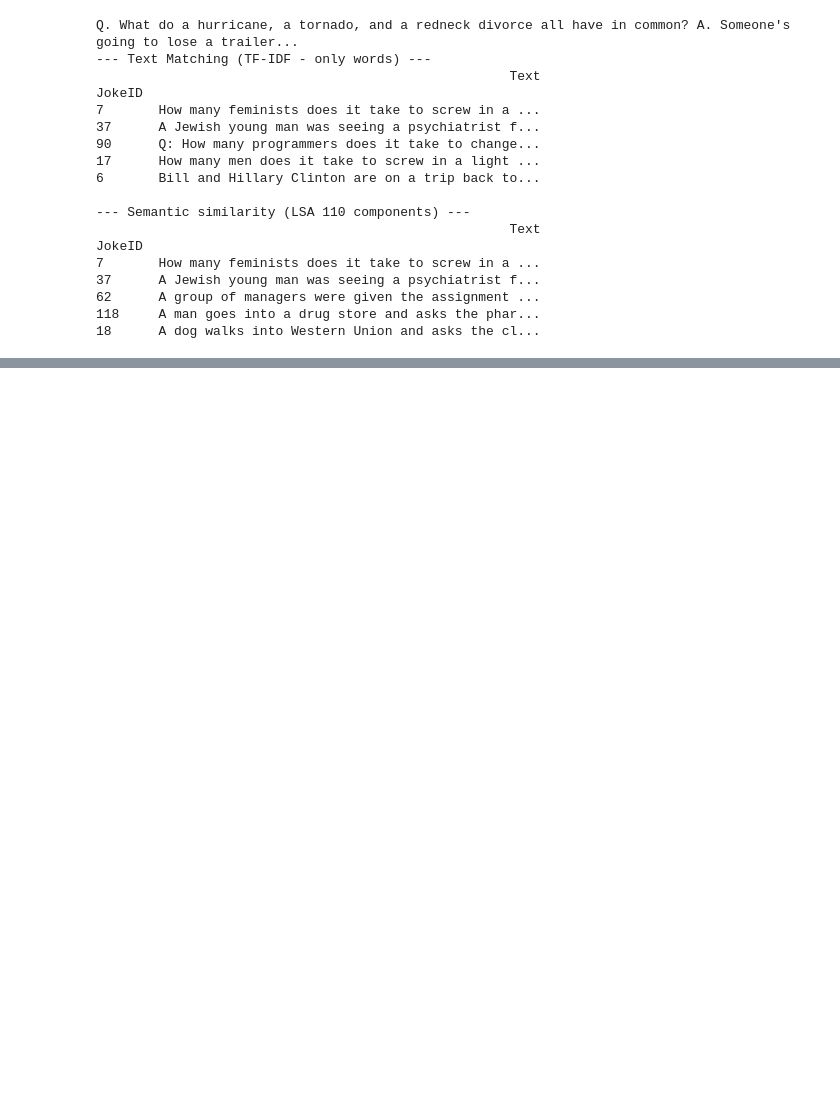
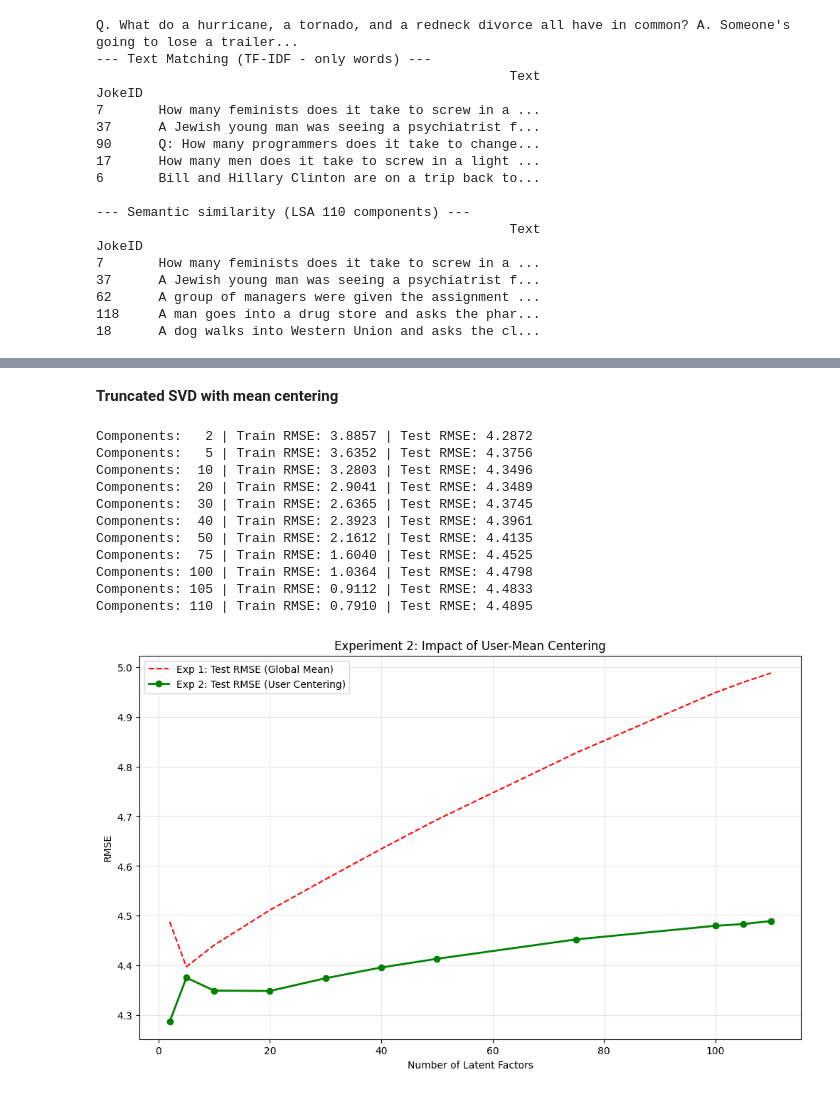
Before and after one commit to marto3344/Jokes-Recommender-System, a Jupyter notebook: notebooks/reccomendations.ipynb, the cells around one changed output, grey strips where cells are left out. Cells and saved outputs as stored; diff of their text form; code cells hidden in the pictures; blank space fills up the shorter version.

```diff
--- a/notebooks/reccomendations.ipynb
+++ b/notebooks/reccomendations.ipynb
@@ -193,0 +224,56 @@ Components: 110 | RMSE: 0.8721
+# %% [markdown]
+**Truncated SVD with mean centering**
+# %%
+def center_user_ratings(X):
+    user_means = np.nanmean(X, axis=1).reshape(-1, 1)
+    return X - user_means
+# %%
+def create_svd_pipeline_with_mean_centring(n_components):
+    return Pipeline([
+        ('user_centering', FunctionTransformer(center_user_ratings)),
+        ('imputer', SimpleImputer(strategy='constant', fill_value=0, keep_empty_features=True)),
+        ('svd', TruncatedSVD(n_components=n_components, random_state=random_state))
+    ])
+# %%
+train_rmse_centered = []
+test_rmse_centered = []
+user_means = np.nanmean(train_ratings, axis=1).reshape(-1, 1)
+for n in components_list:
+    pipe = create_svd_pipeline_with_mean_centring(n)
+    user_features = pipe.fit_transform(train_ratings)
+    vt = pipe.named_steps['svd'].components_
+    predicted_centered = np.dot(user_features, vt)
+
+    predicted_final = predicted_centered + user_means
+
+    train_rmse = calculate_rmse_at_indices(predicted_final, ratings_raw, train_idx)
+    test_rmse = calculate_rmse_at_indices(predicted_final, ratings_raw, test_idx)
+
+    train_rmse_centered.append(train_rmse)
+    test_rmse_centered.append(test_rmse)
+    print(f"Components: {n:3} | Train RMSE: {train_rmse:.4f} | Test RMSE: {test_rmse:.4f}")
+
+plt.figure(figsize=(12, 7))
+plt.plot(components_list, test_rmse_results, 'r--', label='Exp 1: Test RMSE (Global Mean)')
+plt.plot(components_list, test_rmse_centered, 'go-', label='Exp 2: Test RMSE (User Centering)', linewidth=2)
+
+plt.title('Experiment 2: Impact of User-Mean Centering')
+plt.xlabel('Number of Latent Factors')
+plt.ylabel('RMSE')
+plt.legend()
+plt.grid(True, alpha=0.3)
+plt.savefig('../images/experiment_2.png')
+plt.show()
+# %% [output]
+Components:   2 | Train RMSE: 3.8857 | Test RMSE: 4.2872
+Components:   5 | Train RMSE: 3.6352 | Test RMSE: 4.3756
+Components:  10 | Train RMSE: 3.2803 | Test RMSE: 4.3496
+Components:  20 | Train RMSE: 2.9041 | Test RMSE: 4.3489
+Components:  30 | Train RMSE: 2.6365 | Test RMSE: 4.3745
+Components:  40 | Train RMSE: 2.3923 | Test RMSE: 4.3961
+Components:  50 | Train RMSE: 2.1612 | Test RMSE: 4.4135
+Components:  75 | Train RMSE: 1.6040 | Test RMSE: 4.4525
+Components: 100 | Train RMSE: 1.0364 | Test RMSE: 4.4798
+Components: 105 | Train RMSE: 0.9112 | Test RMSE: 4.4833
+Components: 110 | Train RMSE: 0.7910 | Test RMSE: 4.4895
+[figure, added]
```
Also changed, not shown: parts of 16 cells of this notebook, 4 other files.
